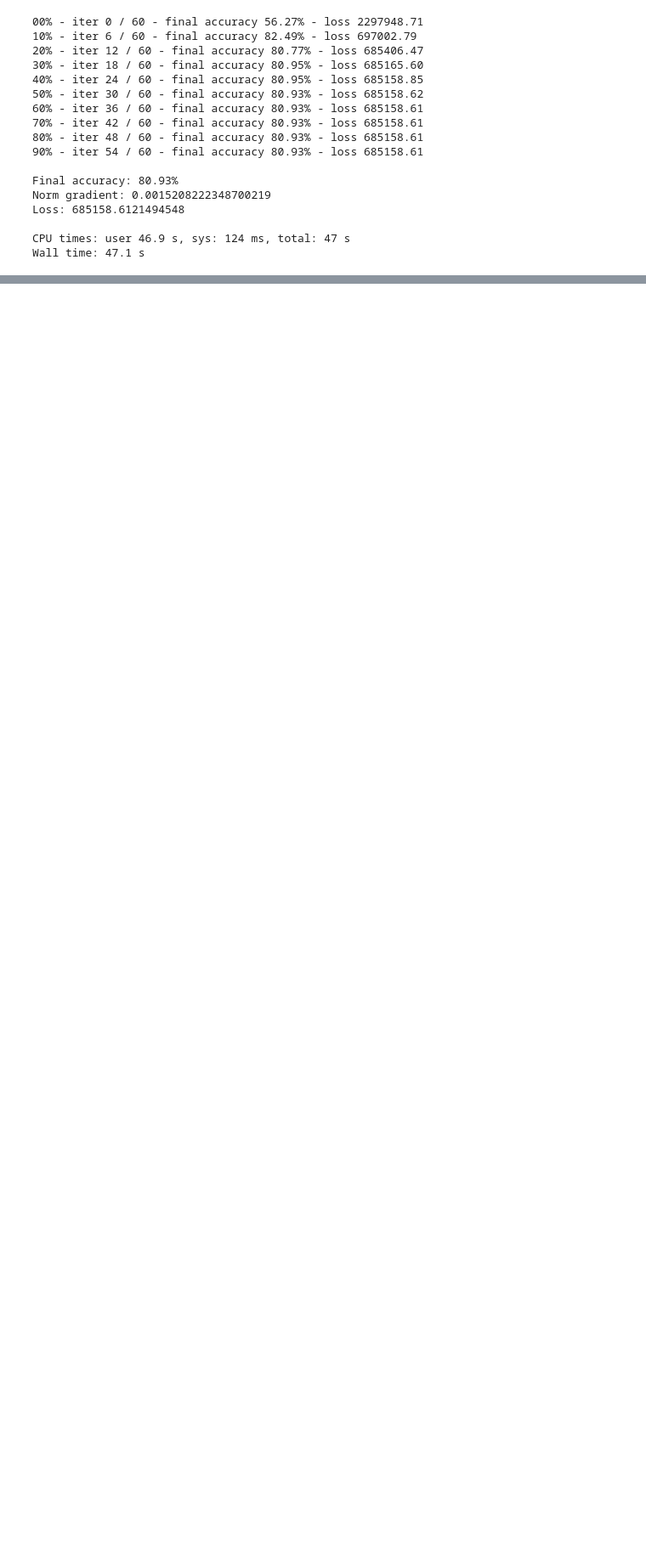
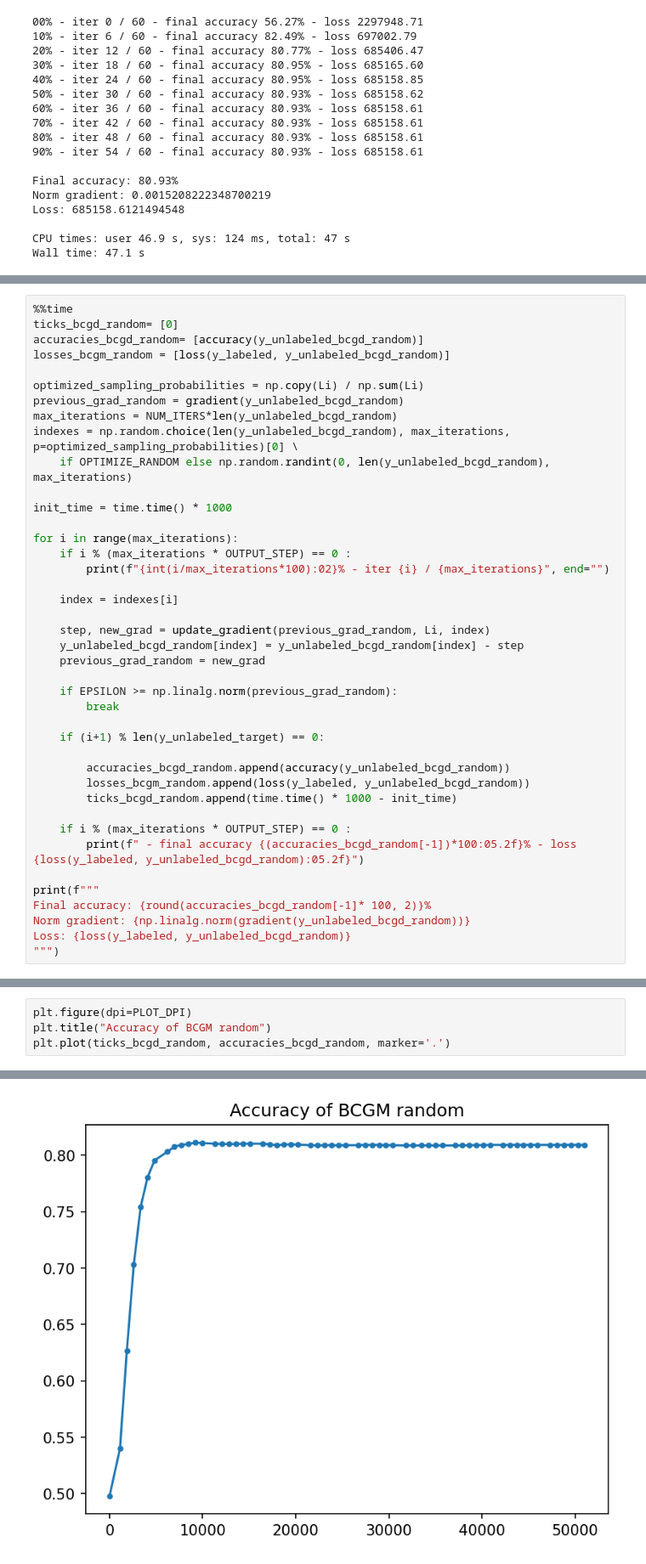
Before and after one commit to RobEngin/Optimization-Gradient-Descent, a Jupyter notebook: Blobs.ipynb, the cells around one changed output, grey strips where cells are left out. Shown at 85% size. Drawn from its saved outputs; the diff is of its cells as text; blank space fills up the shorter version.

```diff
--- a/Blobs.ipynb
+++ b/Blobs.ipynb
@@ -447,0 +613,41 @@ plt.plot(ticks_gd_improved, accuracies_gd_improved, marker='.')
+# %%
+%%time
+ticks_bcgd_random= [0]
+accuracies_bcgd_random= [accuracy(y_unlabeled_bcgd_random)]
+losses_bcgm_random = [loss(y_labeled, y_unlabeled_bcgd_random)]
+
+optimized_sampling_probabilities = np.copy(Li) / np.sum(Li)
+previous_grad_random = gradient(y_unlabeled_bcgd_random)
+max_iterations = NUM_ITERS*len(y_unlabeled_bcgd_random)
+indexes = np.random.choice(len(y_unlabeled_bcgd_random), max_iterations, p=optimized_sampling_probabilities)[0] \
+    if OPTIMIZE_RANDOM else np.random.randint(0, len(y_unlabeled_bcgd_random), max_iterations)
+
+init_time = time.time() * 1000
+
+for i in range(max_iterations):
+    if i % (max_iterations * OUTPUT_STEP) == 0 :
+        print(f"{int(i/max_iterations*100):02}% - iter {i} / {max_iterations}", end="")
+
+    index = indexes[i]
+
+    step, new_grad = update_gradient(previous_grad_random, Li, index)
+    y_unlabeled_bcgd_random[index] = y_unlabeled_bcgd_random[index] - step
+    previous_grad_random = new_grad
+
+    if EPSILON >= np.linalg.norm(previous_grad_random):
+        break
+
+    if (i+1) % len(y_unlabeled_target) == 0:
+
+        accuracies_bcgd_random.append(accuracy(y_unlabeled_bcgd_random))
+        losses_bcgm_random.append(loss(y_labeled, y_unlabeled_bcgd_random))
+        ticks_bcgd_random.append(time.time() * 1000 - init_time)
+
+    if i % (max_iterations * OUTPUT_STEP) == 0 :
+        print(f" - final accuracy {(accuracies_bcgd_random[-1])*100:05.2f}% - loss {loss(y_labeled, y_unlabeled_bcgd_random):05.2f}")
+
+print(f"""
+Final accuracy: {round(accuracies_bcgd_random[-1]* 100, 2)}%
+Norm gradient: {np.linalg.norm(gradient(y_unlabeled_bcgd_random))}
+Loss: {loss(y_labeled, y_unlabeled_bcgd_random)}
+""")
@@ -447,0 +672,5 @@ plt.plot(ticks_gd_improved, accuracies_gd_improved, marker='.')
+# %%
+plt.figure(dpi=PLOT_DPI)
+plt.title("Accuracy of BCGM random")
+plt.plot(ticks_bcgd_random, accuracies_bcgd_random, marker='.')
+# %% [output]
@@ -447,0 +678 @@ plt.plot(ticks_gd_improved, accuracies_gd_improved, marker='.')
+[figure, added]
```
Also changed, not shown: parts of 25 cells of this notebook.
